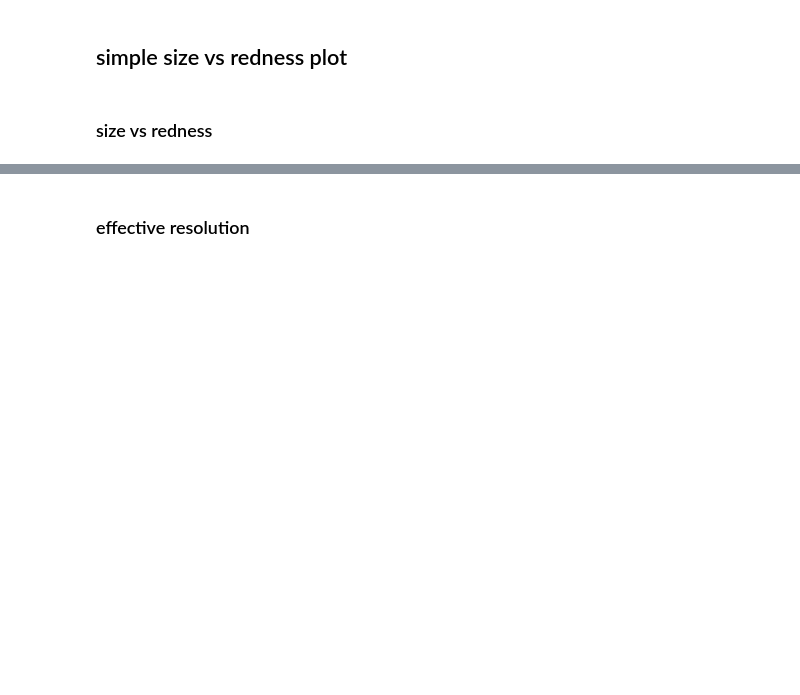
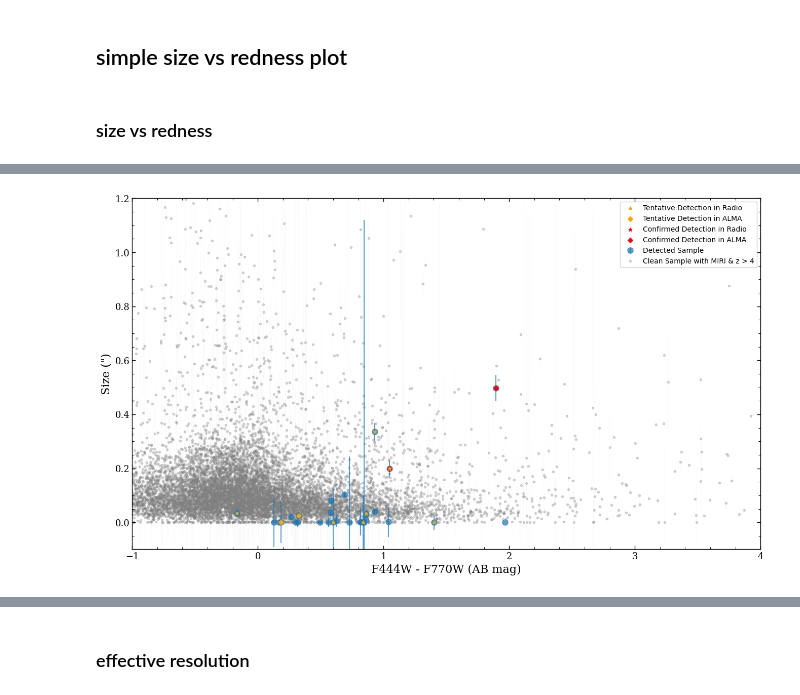
Before and after one commit to poulinal/DRG-COSMOS-WEB, a Jupyter notebook: src/analysis.ipynb, the cells around one changed output, grey strips where cells are left out. Saved outputs shown, nothing was run; the diff lists cells and outputs as text; code cells hidden in the pictures; blank space fills up the shorter version.

Commit message:
cleaned up some; started to add dja analysis cross matching; and added confirmed/tentative objects distinction in the size vs redness plots

```diff
--- a/src/analysis.ipynb
+++ b/src/analysis.ipynb
@@ -692,6 +461,13 @@ rc['savefig.pad_inches'] = 0.05
 _rcparams = rc
 # %% [markdown]
 ### size vs redness
+# %%
+# object 9/29,
+confirmed_detection_radio_ids = [171478]
+confirmed_detection_alma_ids = [171478, 183201]
+
+tentative_detection_radio_ids = [26910, 56404, 183201, 184688, 334444, 413568, 634457, 710864, 726684]
+tentative_detection_alma_ids = [26910, 56404]
 # %%
 # size (use radius_sersic and radius_sersic_err) vs F444W-F770W (use cosmosWebHandler.get_cat_photom('condition_detection_reviewed')['flux_aper_f444w'] etc.) for the condition_detection_reviewed sample
 
@@ -737,75 +513,32 @@ ids = _getcol(phot, 'ID', 'id')
 mask = np.isfinite(x) & np.isfinite(y_arcsec)
 
 #mask out id = 334444, 369896, 413568
-mask &= ~np.isin(ids, [334444, 369896, 413568])
+# mask &= ~np.isin(ids, [334444, 369896, 413568])
 
 axSizeRedness.errorbar(x[mask], y_arcsec[mask], yerr=yerr_arcsec[mask], fmt='o', linestyle='none',
                        alpha=0.7, markersize=8, label="Detected Sample", zorder=1)
 
 #plot the masked out id = 334444, 369896, 413568 as red points with a star marker
-mask_sketchy = np.isin(ids, [334444, 369896, 413568])
-axSizeRedness.errorbar(x[mask_sketchy], y_arcsec[mask_sketchy], yerr=yerr_arcsec[mask_sketchy], marker='*', color='red', linestyle='none', markersize=8, label="Detected Observed in Radio", zorder=2)
+# mask_sketchy = np.isin(ids, [334444, 369896, 413568])
+# axSizeRedness.errorbar(x[mask_sketchy], y_arcsec[mask_sketchy], yerr=yerr_arcsec[mask_sketchy], marker='*', color='red', linestyle='none', markersize=8, label="Detected Observed in Radio", zorder=2)
 
-#simple labels for the detected points, using the id column from the catalog, but only for the points that are not NaN in x and y (i.e. those that are plotted)
-# for xi, yi, lab in zip(x[mask], y[mask], ids[mask]):
-#     axSizeRedness.annotate(str(int(lab)) if np.issubdtype(np.asarray(lab).dtype, np.integer) else str(lab),
-#                            (xi, yi), xytext=(4, 4), textcoords='offset points', fontsize=4)
 
-#try to place labels for the detected points in a way that minimizes overlap, using a simple heuristic based on the local density of points and the distance to the nearest neighbors.
-# ts = np.column_stack([x[mask], y[mask]])
-# labels = [str(int(lab)) if np.issubdtype(np.asarray(lab).dtype, np.integer) else str(lab)
-#           for lab in ids[mask]]
-
-# disp = axSizeRedness.transData.transform(ts)
-# placed = []
-
-# # Label crowded points first
-# d2 = np.sum((disp[:, None, :] - disp[None, :, :])**2, axis=2)
-# d2 = np.where(np.eye(len(ts), dtype=bool), np.inf, d2)
-# crowd = np.sort(d2, axis=1)[:, :3].sum(axis=1)
-# order = np.argsort(-crowd)
-
-# # Candidate offsets in points
-# cands = np.array([
-#     (8, 8), (8, 0), (8, -8), (0, 8), (0, -8), (-8, 8), (-8, 0), (-8, -8),
-#     (14, 14), (14, -14), (-14, 14), (-14, -14), (18, 0), (0, 18), (-18, 0), (0, -18)
-# ], dtype=float)
-
-# min_sep = 18  # pixels
-
-# for i in order:
-#     xi, yi = ts[i]
-#     lab = labels[i]
-#     base = disp[i]
-
-#     nn = np.argsort(d2[i])[:3]
-#     away = base - disp[nn].mean(axis=0)
-
-#     best = None
-#     for dx, dy in cands:
-#         offset_pix = np.array([dx, dy]) * figSizeRedness.dpi / 72.0
-#         pos = base + offset_pix
-#         ok = all(np.hypot(pos[0] - p[0], pos[1] - p[1]) >= min_sep for p in placed)
-#         if ok:
-#             score = np.dot(offset_pix, away)
-#             if best is None or score > best[0]:
-#                 best = (score, dx, dy, pos)
-
-#     if best is None:
-#         dx, dy = 8, 8
-#         pos = base + np.array([dx, dy]) * figSizeRedness.dpi / 72.0
-#     else:
-#         _, dx, dy, pos = best
-
-#     axSizeRedness.annotate(
-#         lab, (xi, yi),
-#         xytext=(dx, dy), textcoords='offset points',
-#         fontsize=4,
-#         ha='left' if dx >= 0 else 'right',
-#         va='bottom' if dy >= 0 else 'top',
-#         clip_on=True
-#     )
-#     placed.append(pos)
+#plot the confirmed as red, tentative as yellow
+#plot the radio as stars and the alma as diamonds
+detected_marker_size = 25
+confirmed_detection_color = 'red'
+tentative_detection_color = 'orange'
+alma_zorder = 3
+radio_zorder = 4
+for i, obj_id in enumerate(ids[mask]):
+    if obj_id in confirmed_detection_radio_ids:
+        axSizeRedness.scatter(x[mask][i], y_arcsec[mask][i],  marker='*', color=confirmed_detection_color, s=detected_marker_size, label="Confirmed Detection in Radio" if 'Confirmed Detection in Radio' not in axSizeRedness.get_legend_handles_labels()[1] else "", zorder=radio_zorder)
+    elif obj_id in tentative_detection_radio_ids:
+        axSizeRedness.scatter(x[mask][i], y_arcsec[mask][i], marker='*', color=tentative_detection_color, s=detected_marker_size, label="Tentative Detection in Radio" if 'Tentative Detection in Radio' not in axSizeRedness.get_legend_handles_labels()[1] else "", zorder=radio_zorder)
+    if obj_id in confirmed_detection_alma_ids:
+        axSizeRedness.scatter(x[mask][i], y_arcsec[mask][i], marker='D', color=confirmed_detection_color, s=detected_marker_size, label="Confirmed Detection in ALMA" if 'Confirmed Detection in ALMA' not in axSizeRedness.get_legend_handles_labels()[1] else "", zorder=alma_zorder)
+    elif obj_id in tentative_detection_alma_ids:
+        axSizeRedness.scatter(x[mask][i], y_arcsec[mask][i], marker='D', color=tentative_detection_color, s=detected_marker_size, label="Tentative Detection in ALMA" if 'Tentative Detection in ALMA' not in axSizeRedness.get_legend_handles_labels()[1] else "", zorder=alma_zorder)
 
 
 
@@ -869,3 +602,4 @@ for sketchy_id in [334444, 369896, 413568]:
     if len(idx) > 0:
         idx = idx[0]
         print(f"ID {sketchy_id}: radius_sersic = {y[idx]}, radius_sersic_err = {yerr[idx]}")
+# %% [output]
@@ -872,3 +613,4 @@ for sketchy_id in [334444, 369896, 413568]:
+[figure, added]
 # %%
 #print id and properties of the points with F444W - F770W < 0 (blue points in the plot)
 blue_mask = x < 0
```
Also changed, not shown: parts of 28 cells of this notebook.
